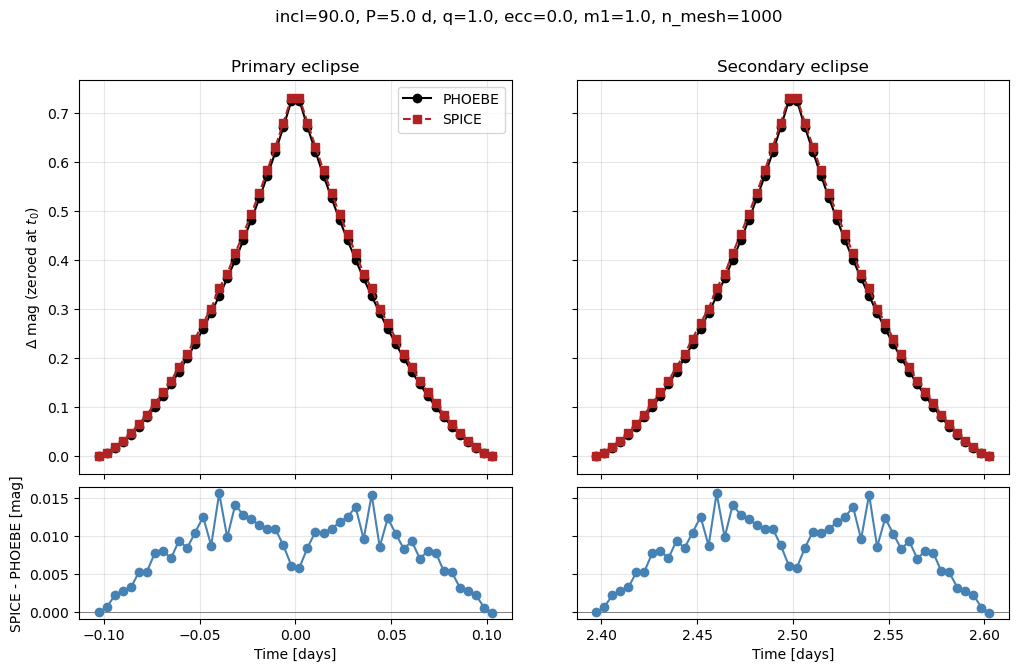
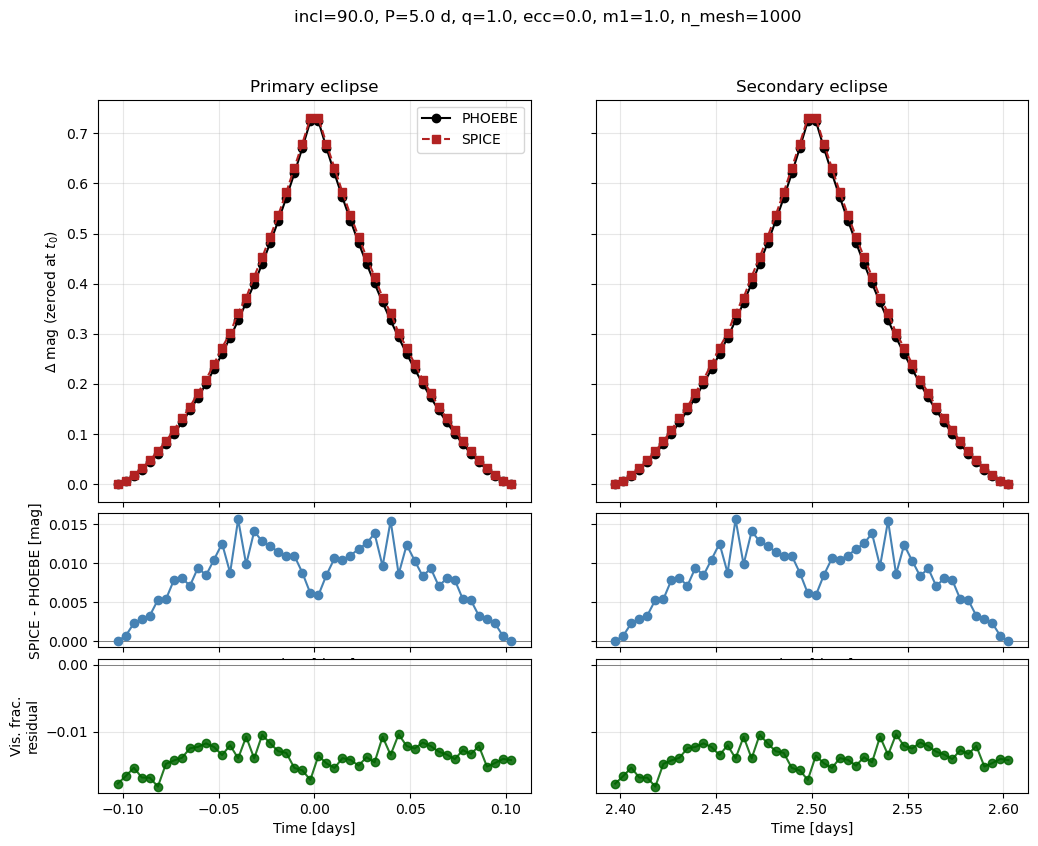
The notebook cell's code change between the first figure and the second:
--- before
+++ after
@@ -1,14 +1,39 @@
-t_primary   = times[:half]
+def get_visible_frac(b, time, body='primary'):
+    # Visible 3D-area fraction of `body` at `time` from PHOEBE.
+    vis = b.get_value(f'visibilities@{body}', time=time)
+    area = b.get_value(f'areas@{body}', time=time)
+    return np.sum(area * vis) / np.sum(area)
+
+
+def get_visible_frac_spice(mesh):
+    base = np.asarray(mesh.base_areas)
+    cast = np.asarray(mesh.cast_areas)
+    vis_cast = np.asarray(mesh.visible_cast_areas)
+    visibility = np.divide(vis_cast, cast, out=np.zeros_like(cast), where=cast > 0)
+    return np.sum(base * visibility) / np.sum(base)
+
+
+t_primary = times[:half]
 t_secondary = times[half:]
 
-fig, axes = plt.subplots(2, 2, figsize=(12, 7), sharex='col', sharey='row',
-                         gridspec_kw={'height_ratios': [3, 1], 'hspace': 0.05, 'wspace': 0.15})
+vis_phoebe_primary = np.array([get_visible_frac(b, t, 'primary') for t in times])
+vis_phoebe_secondary = np.array([get_visible_frac(b, t, 'secondary') for t in times])
+vis_spice_primary = np.array([get_visible_frac_spice(m) for m in pb1])
+vis_spice_secondary = np.array([get_visible_frac_spice(m) for m in pb2])
 
-for ax_lc, ax_res, t, sl, title in (
-    (axes[0, 0], axes[1, 0], t_primary,   slice(0, half),  'Primary eclipse'),
-    (axes[0, 1], axes[1, 1], t_secondary, slice(half, None), 'Secondary eclipse'),
+# Eclipsed body in each window (same convention as the visibility figure below).
+residual_visibility = np.empty_like(vis_phoebe_primary)
+residual_visibility[:half] = vis_spice_primary[:half] - vis_phoebe_primary[:half]
+residual_visibility[half:] = vis_spice_secondary[half:] - vis_phoebe_secondary[half:]
+
+fig, axes = plt.subplots(3, 2, figsize=(12, 9), sharex='col', sharey='row',
+                         gridspec_kw={'height_ratios': [3, 1, 1], 'hspace': 0.05, 'wspace': 0.15})
+
+for ax_lc, ax_res, ax_vis, t, sl, title in (
+    (axes[0, 0], axes[1, 0], axes[2, 0], t_primary, slice(0, half), 'Primary eclipse'),
+    (axes[0, 1], axes[1, 1], axes[2, 1], t_secondary, slice(half, None), 'Secondary eclipse'),
 ):
     ax_lc.plot(t, phoebe_mag[sl], 'o-', label='PHOEBE', color='black')
-    ax_lc.plot(t, spice_mag[sl],  's--', label='SPICE',  color='firebrick')
+    ax_lc.plot(t, spice_mag[sl], 's--', label='SPICE', color='firebrick')
     ax_lc.invert_yaxis()
     ax_lc.set_title(title)
@@ -20,6 +45,12 @@
     ax_res.grid(alpha=0.3)
 
+    ax_vis.axhline(0, color='gray', lw=0.7)
+    ax_vis.plot(t, residual_visibility[sl], 'o-', color='darkgreen', alpha=0.85)
+    ax_vis.set_xlabel('Time [days]')
+    ax_vis.grid(alpha=0.3)
+
 axes[0, 0].set_ylabel(r'$\Delta$ mag (zeroed at $t_0$)')
 axes[1, 0].set_ylabel('SPICE - PHOEBE [mag]')
+axes[2, 0].set_ylabel('Vis. frac.\nresidual')
 axes[0, 0].legend(loc='best')
 fig.suptitle(
@@ -31,2 +62,4 @@
 print(f'max |residual| = {np.nanmax(np.abs(residual)):.4e} mag')
 print(f'rms residual   = {np.sqrt(np.nanmean(residual**2)):.4e} mag')
+print(f'max |visibility residual| = {np.nanmax(np.abs(residual_visibility)):.4e}')
+print(f'rms  visibility residual  = {np.sqrt(np.nanmean(residual_visibility**2)):.4e}')

Commit: TZ Fornacis HARPS pipeline and Kepler orbit fixes for spectroscopic comparison.